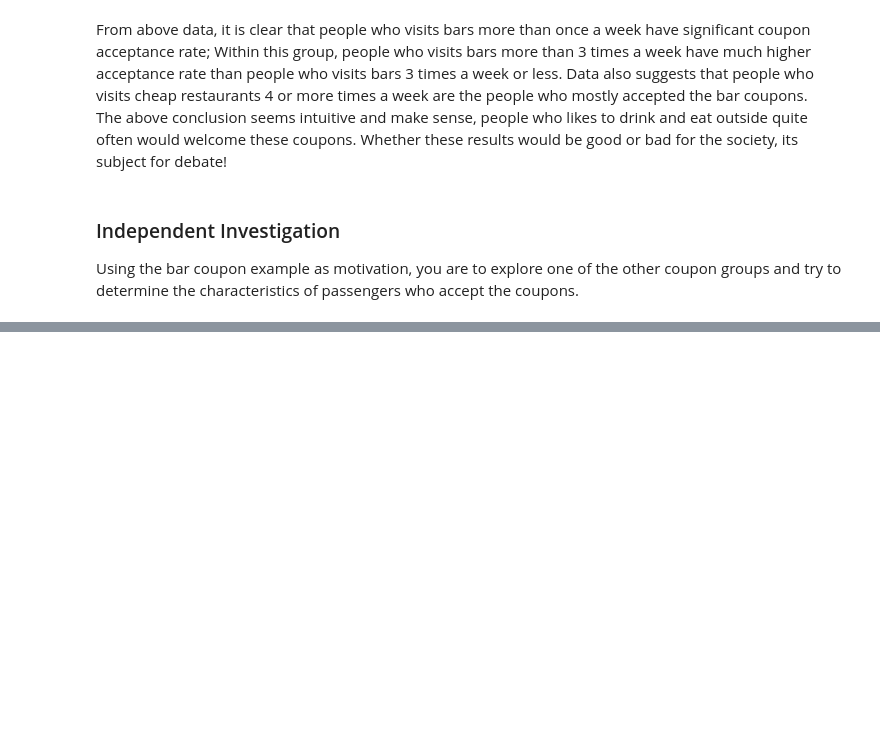
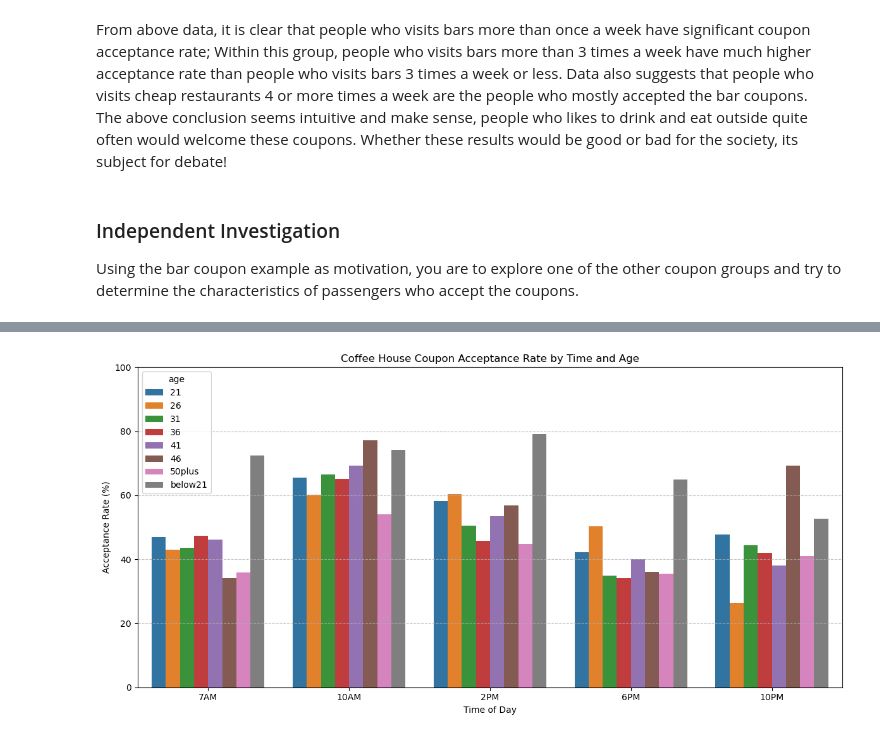
Before and after one commit to zaboush/Model_5_Assignment_5p1, a Jupyter notebook: prompt.ipynb, the cells around one changed output, grey strips where cells are left out. Drawn from its saved outputs; the diff is of its cells as text; code cells hidden in the pictures; blank space fills up the shorter version.

```diff
--- a/prompt.ipynb
+++ b/prompt.ipynb
@@ -547,0 +644,20 @@ Using the bar coupon example as motivation, you are to explore one of the other
+# %%
+# The other datasets we can look into is the coupon acceptance throughout the time of the day and for different ages
+acceptance_by_time_age = coffee_house_coupons.groupby(['time', 'age'])['Y'].mean().reset_index()
+acceptance_by_time_age['Y'] = acceptance_by_time_age['Y'] * 100
+
+plt.figure(figsize=(12, 6))
+time_order = ['7AM', '10AM', '2PM', '6PM', '10PM']
+sns.barplot(data=acceptance_by_time_age, x='time', y='Y', hue='age', order=time_order)
+plt.title('Coffee House Coupon Acceptance Rate by Time and Age')
+plt.xlabel('Time of Day')
+plt.ylabel('Acceptance Rate (%)')
+plt.ylim(0, 100)
+plt.grid(axis='y', linestyle='--', alpha=0.7)
+plt.tight_layout()
+plt.show()
+
+# There are few interesting findings from below plot, first the maximum acceptance rate happens at 10AM.
+# Second, the below21 has the highest acceptance rate in the age group. with age 46 comes next.
+# %% [output]
+[figure, added]
```
Also changed, not shown: parts of 11 cells of this notebook.
